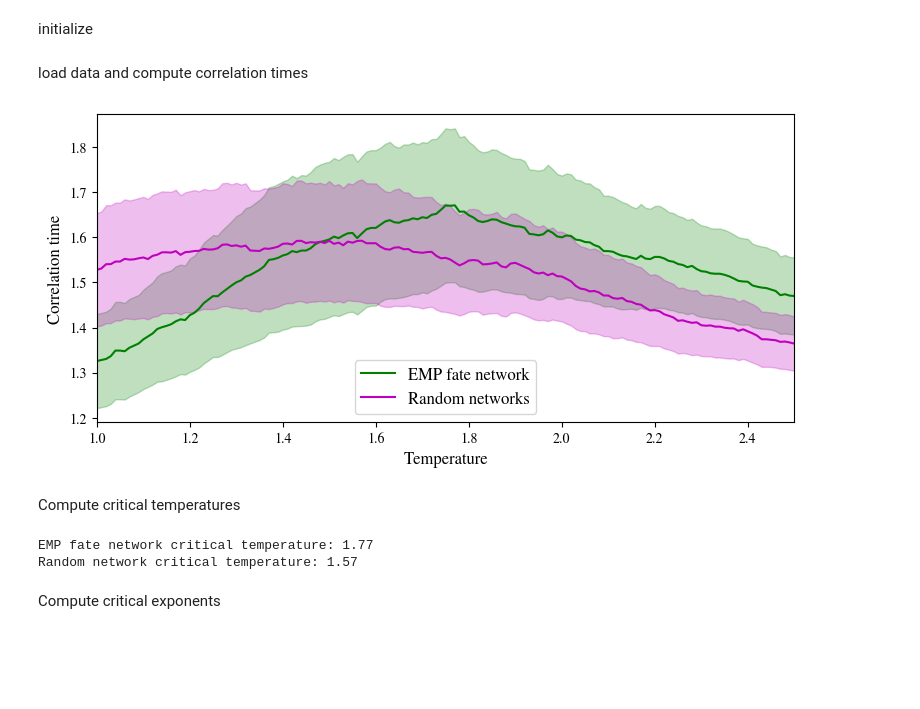
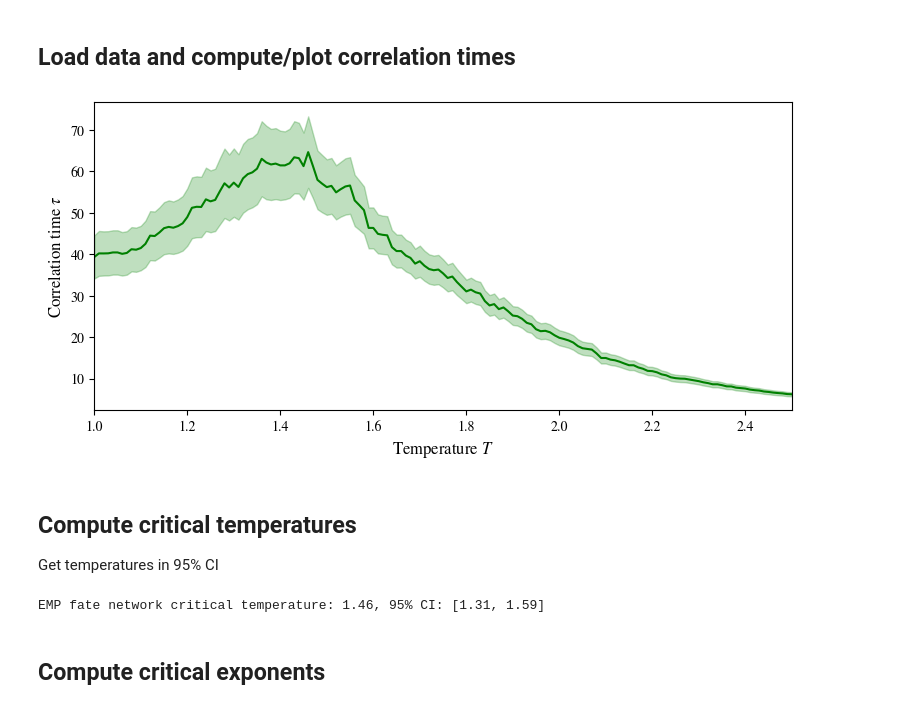
Before and after one commit to cjoshliu/grn-relaxation, a Jupyter notebook: criticality.ipynb, the cells around one changed output. Drawn from its saved outputs; the diff is of its cells as text; code cells hidden in the pictures; blank space fills up the shorter version.

```diff
--- a/criticality.ipynb
+++ b/criticality.ipynb
@@ -12,7 +14,5 @@ from scipy.stats import linregress
 from utils.modelIO import *
 from utils.phases import *
-# %% [markdown]
-initialize
 # %%
 GIDS_PATH = Path('data/eml/eml_gene_ids.csv')
 BIO_GRN_PATH = Path('data/eml/eml_fate_network.npy')
@@ -23,38 +22,30 @@ FIG_SAVE_PATH = Path('figs/eml/')
 _, _, N = load_grn(BIO_GRN_PATH, GIDS_PATH)
 temperatures = jnp.linspace(1.0, 2.5, 151)
 # %% [markdown]
-load data and compute correlation times
+## Load data and compute/plot correlation times
 # %%
 bio_fns = [BIO_SIM_PATH.joinpath('bio_mT_{:03}_xs.npy'.format((100*T).astype(int))) for T in temperatures]
-rand_fns = [RAND_SIM_PATH.joinpath('rand_mT_{:03}_xs.npy'.format((100*T).astype(int))) for T in temperatures]
-
-bio_t_corr = jnp.array([get_ac_time(jnp.load(bio_fn), N) for bio_fn in bio_fns])
-rand_t_corr = jnp.array([get_ac_time(jnp.load(rand_fn), N) for rand_fn in rand_fns])
+bio_t_corr = jnp.array([get_ac_time(jnp.load(bio_fn)[:, N:], N) for bio_fn in bio_fns])
 # %%
 fig, ax = plt.subplots(figsize=(9, 4))
 ax.plot(temperatures, bio_t_corr.T[0], c='g', label='EMP fate network')
-ax.plot(temperatures, rand_t_corr.T[0], c='m', label='Random networks')
-ax.fill_between(temperatures, bio_t_corr.T[0]-2*bio_t_corr.T[1], bio_t_corr.T[0]+2*bio_t_corr.T[1],
+ax.fill_between(temperatures, bio_t_corr.T[0]-1.96*bio_t_corr.T[1], bio_t_corr.T[0]+1.96*bio_t_corr.T[1],
                 color='g', alpha=0.25)
-ax.fill_between(temperatures, rand_t_corr.T[0]-2*rand_t_corr.T[1], rand_t_corr.T[0]+2*rand_t_corr.T[1],
-                color='m', alpha=0.25)
 ax.set_xlim(1.0, 2.5)
-ax.legend(loc='lower center', fontsize=12)
-ax.set_xlabel('Temperature', fontsize=12)
-ax.set_ylabel(r'Correlation time', fontsize=12)
+ax.set_xlabel(r'Temperature $T$', fontsize=12)
+ax.set_ylabel(r'Correlation time $\tau$', fontsize=12)
 plt.savefig(FIG_SAVE_PATH.joinpath('correlation_times.pdf'), bbox_inches='tight')
 # %% [output]
-[figure, old version]
+[figure, new version]
-# %% [markdown]
-Compute critical temperatures
-# %%
-bio_Tg = temperatures[jnp.argmax(bio_t_corr.T[0])]
-rand_Tg = temperatures[jnp.argmax(rand_t_corr.T[0])]
-
-print('EMP fate network critical temperature: {:.2f}'.format(bio_Tg))
-print('Random network critical temperature: {:.2f}'.format(rand_Tg))
-# %% [output]
-EMP fate network critical temperature: 1.77
-Random network critical temperature: 1.57
+# %% [markdown]
+## Compute critical temperatures
+Get temperatures in 95% CI
+# %%
+mean, ba_ci_lo, ba_ci_hi = bootstrap_argmax(bio_t_corr.T[0], ci=jnp.sqrt(0.95)*100)
+ci_temperatures = temperatures[ba_ci_lo:ba_ci_hi]
+Tg = temperatures[mean]
+print('EMP fate network critical temperature: {:.2f}, 95% CI: [{:.2f}, {:.2f}]'.format(Tg, float(temperatures[ba_ci_lo]), float(temperatures[ba_ci_hi])))
+# %% [output]
+EMP fate network critical temperature: 1.46, 95% CI: [1.31, 1.59]
 # %% [markdown]
-Compute critical exponents
+## Compute critical exponents
```
Also changed, not shown: parts of 8 cells of this notebook, 11 other files.
